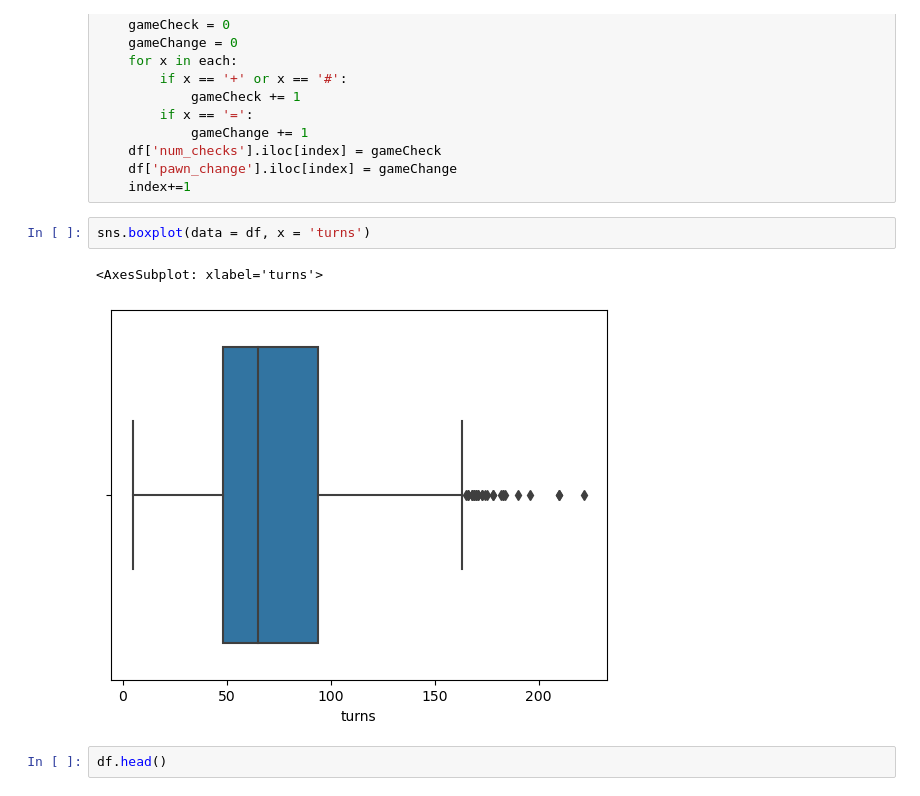
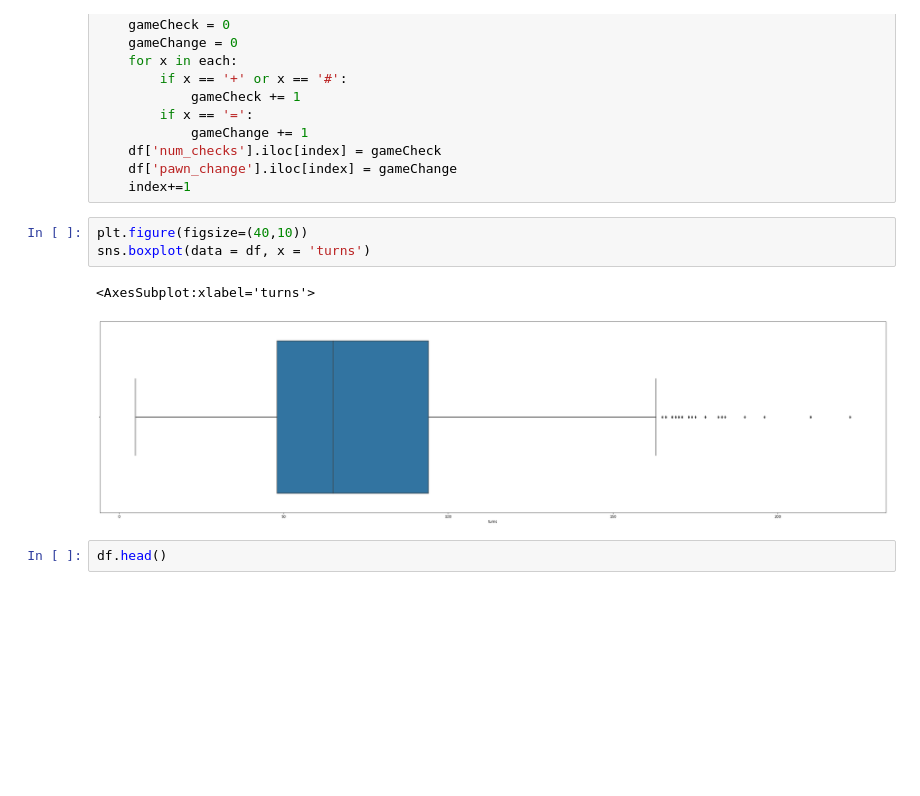
Before and after one commit to matthewasloan95/chess, a Jupyter notebook: final-project.ipynb, the cells around one changed output. Cells and saved outputs as stored; diff of their text form; blank space fills up the shorter version.

```diff
--- a/final-project.ipynb
+++ b/final-project.ipynb
@@ -194,10 +195,11 @@ for each in df['moves']:
     df['pawn_change'].iloc[index] = gameChange
     index+=1
 # %%
+plt.figure(figsize=(40,10))
 sns.boxplot(data = df, x = 'turns')
 # %% [output]
-<AxesSubplot: xlabel='turns'>
+<AxesSubplot:xlabel='turns'>
-[figure, old version]
+[figure, new version]
 # %%
 df.head()
 # %% [output]
```
Also changed, not shown: parts of 2 cells of this notebook.
